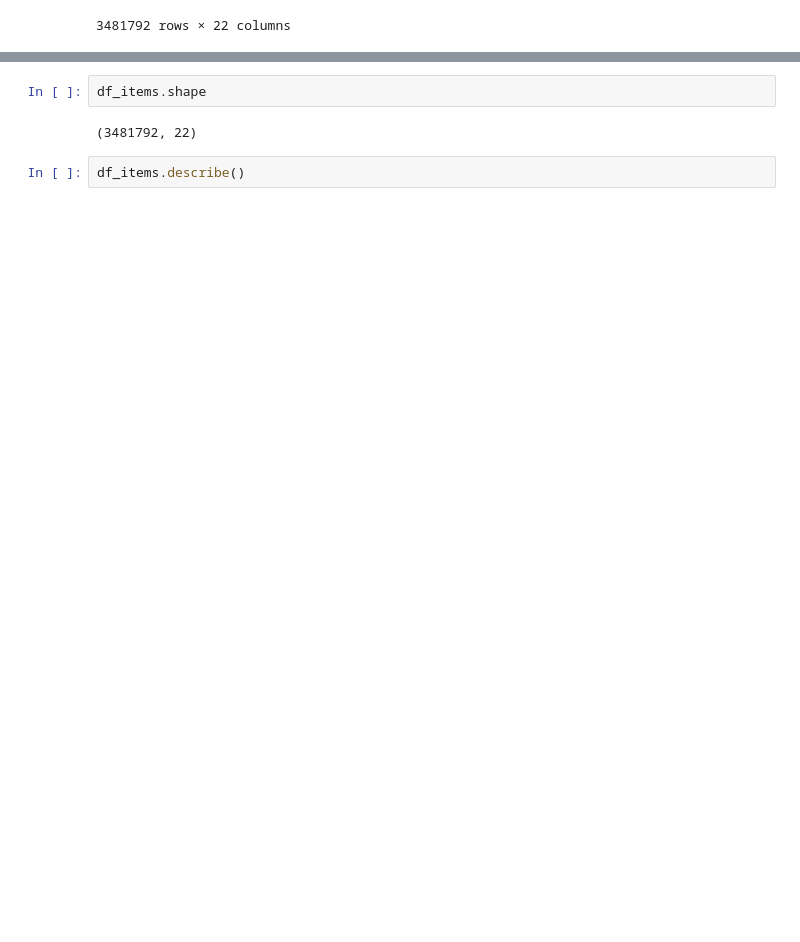
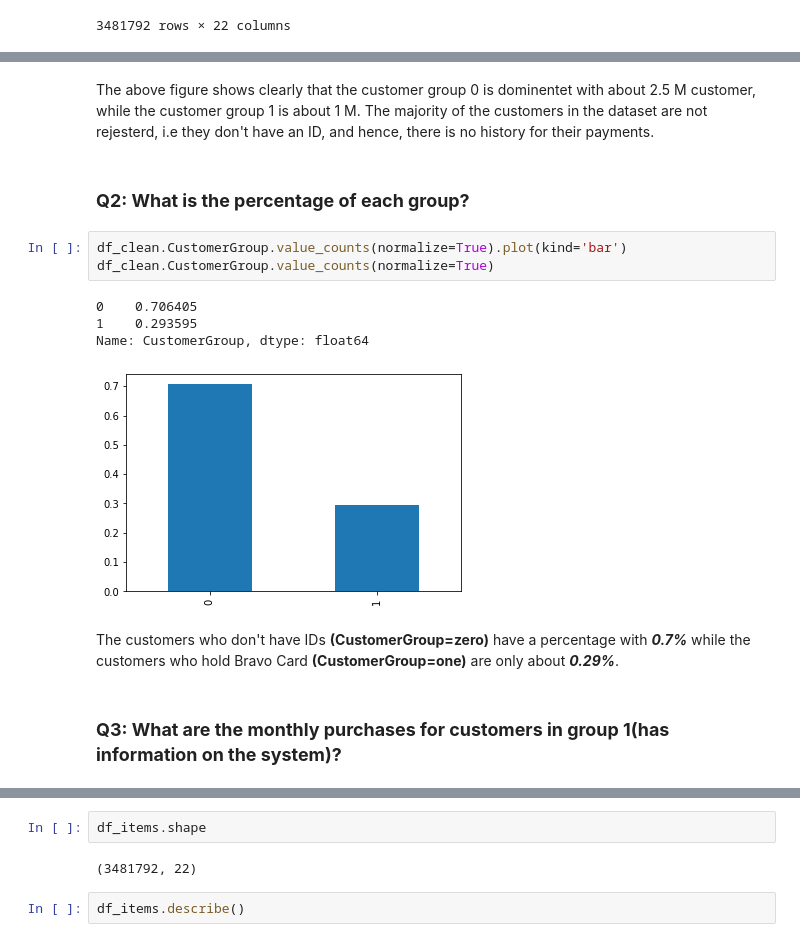
Before and after one commit to eng-aomar/cross-selling, a Jupyter notebook: bravo_datasets.ipynb, the cells around one changed output, grey strips where cells are left out. Drawn from its saved outputs; the diff is of its cells as text; blank space fills up the shorter version.

```diff
--- a/bravo_datasets.ipynb
+++ b/bravo_datasets.ipynb
@@ -38,0 +187,16 @@ Index(['dTicketInternalKey', 'BravoNo', 'Invoice_Date', 'cBrutoValue',
+# %% [markdown]
+The above figure shows clearly that the customer group 0 is dominentet with about 2.5 M customer, while the customer group 1 is about 1 M. The majority of the customers in the dataset are not rejesterd, i.e they don't have an ID, and hence, there is no history for their payments.
+# %% [markdown]
+### **Q2: What is the percentage of each group?**
+# %%
+df_clean.CustomerGroup.value_counts(normalize=True).plot(kind='bar')
+df_clean.CustomerGroup.value_counts(normalize=True)
+# %% [output]
+0    0.706405
+1    0.293595
+Name: CustomerGroup, dtype: float64
+[figure, added]
+# %% [markdown]
+The customers who don't have IDs **(CustomerGroup=zero)** have a percentage with ***0.7%*** while the customers  who hold Bravo Card **(CustomerGroup=one)** are only about ***0.29%***.
+# %% [markdown]
+### **Q3: What are the monthly purchases for customers in group 1(has information on the system)?**
```
Also changed, not shown: parts of 46 cells of this notebook.
